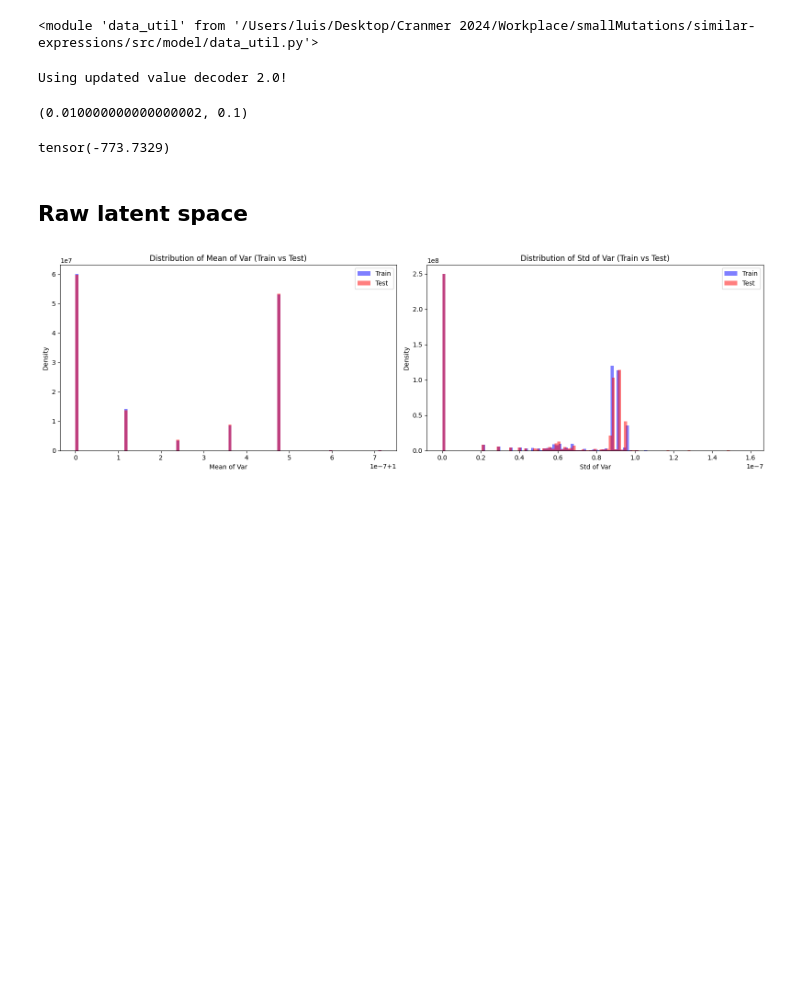
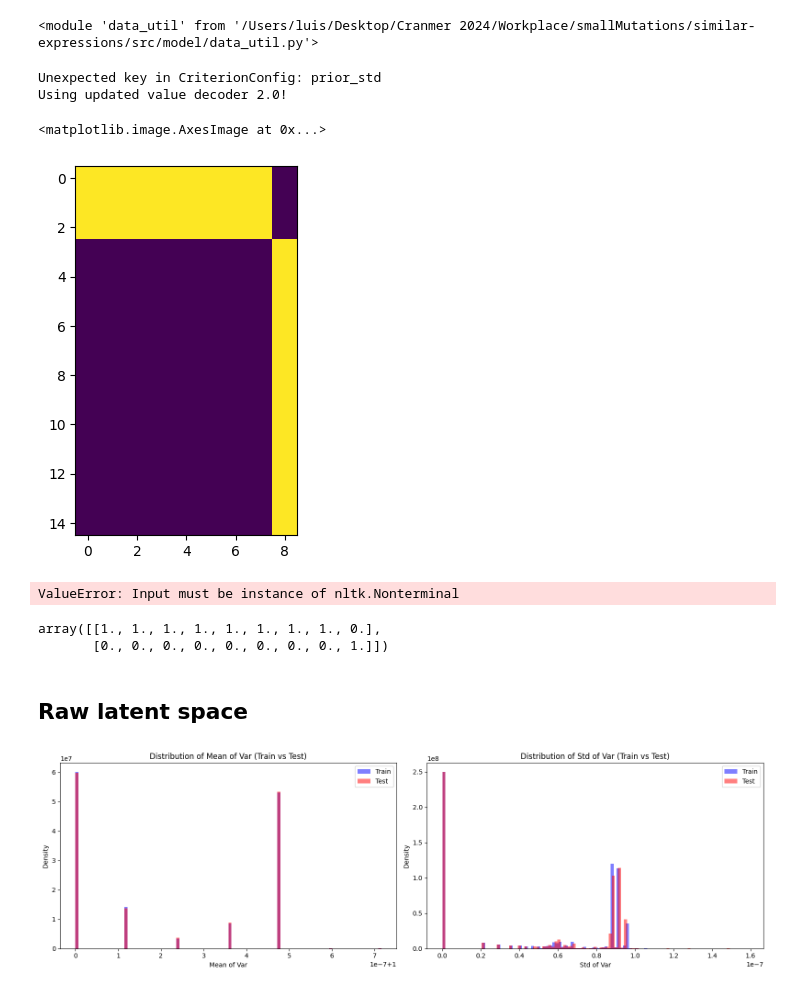
Before and after one commit to LuisCarretero/similar-expressions, a Jupyter notebook: src/downstream/latent_analysis.ipynb, the cells around one changed output. Saved outputs shown, nothing was run; the diff lists cells and outputs as text; code cells hidden in the pictures; blank space fills up the shorter version.

Commit message:
Added GVAE masking for training

```diff
--- a/src/downstream/latent_analysis.ipynb
+++ b/src/downstream/latent_analysis.ipynb
@@ -41,19 +41,14 @@ torch.set_grad_enabled(False)
 # faithful-resonance-144: 24ryl3yz
 
 # Load model and dataset
-model, cfg_dict, cfg = load_wandb_model(run='m4nqkhz6')
+model, cfg_dict, cfg = load_wandb_model(run='r1r36nex')
 train_loader, test_loader, info = create_dataloader_from_wandb(cfg_dict, cfg)
 val_x, syntax_cats, value_transform = info['val_x'], info['syntax_cats'], info['value_transform']
 # %% [output]
+Unexpected key in CriterionConfig: prior_std
 Using updated value decoder 2.0!
-# %%
-model.prior_var, model.prior_std
-# %% [output]
-(0.010000000000000002, 0.1)
 # %%
-x = data_from_loader(train_loader, 'x', idx=0)
+x = data_from_loader(train_loader, 'x', idx=range(2))
 
 mean, ln_var = model.encoder(x)
-model.kl(mean, ln_var)
+x_hat = model.decoder(mean, max_length=15)
-# %% [output]
-tensor(-773.7329)
@@ -60,3 +83,23 @@ tensor(-773.7329)
+# %%
+plt.imshow(batch_masks[0, :, :])
+# %% [output]
+<matplotlib.image.AxesImage at 0x...>
+[figure, added]
+# %%
+from grammar import S
+
+grammar.get_mask('None')
+# %% [output]
+ValueError: Input must be instance of nltk.Nonterminal
+# %%
+import grammar
+from importlib import reload
+reload(grammar)
+
+grammar.masks
+# %% [output]
+array([[1., 1., 1., 1., 1., 1., 1., 1., 0.],
+       [0., 0., 0., 0., 0., 0., 0., 0., 1.]])
 # %% [markdown]
 ## Raw latent space
 # %%
```
Also changed, not shown: parts of 3 cells of this notebook, 8 other files.
